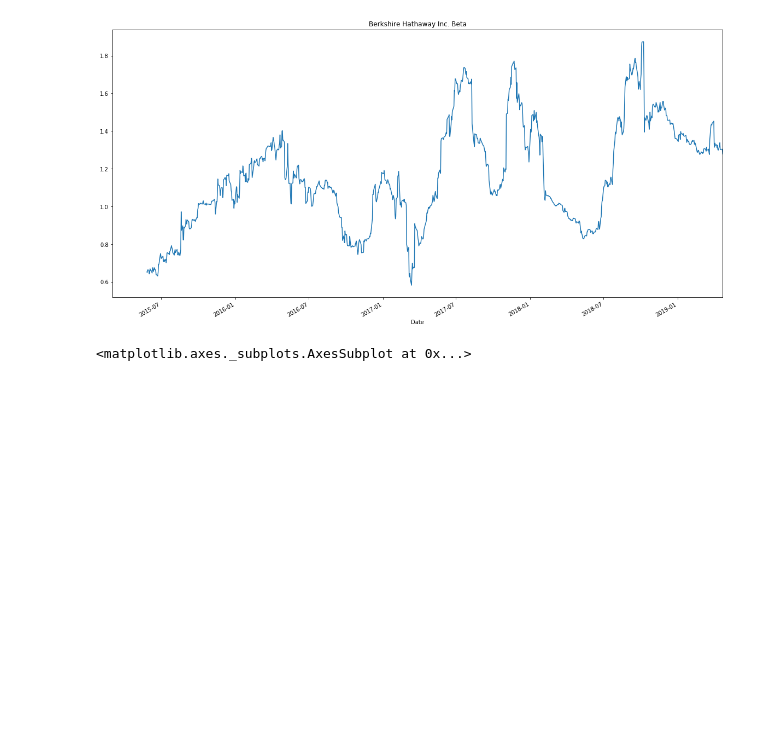
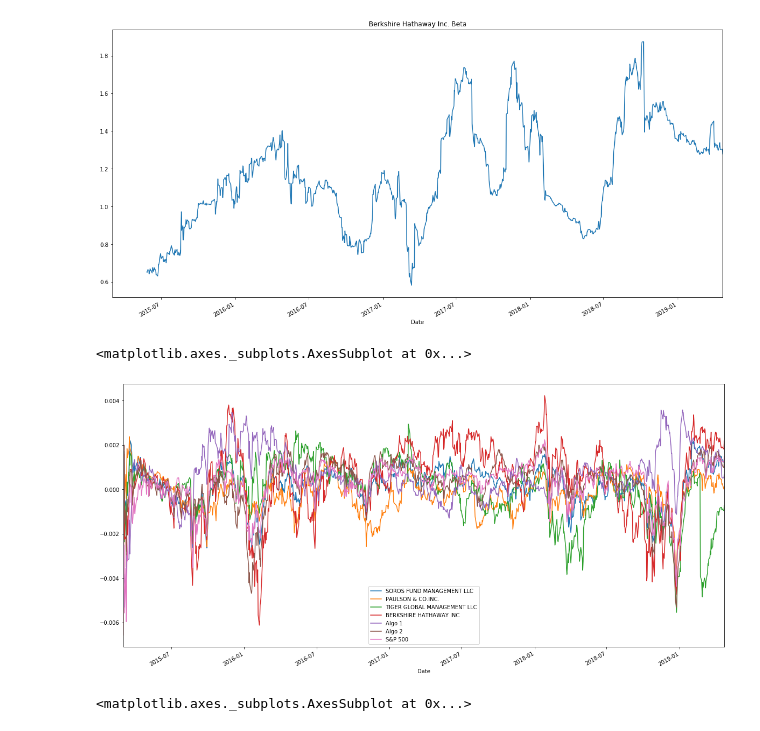
Before and after one commit to GonzaloGarciaContreras/Pandas-Homework-Whale-Analysis, a Jupyter notebook: ggc_whale_analysis.ipynb, the cells around one changed output. Saved outputs shown, nothing was run; the diff lists cells and outputs as text; code cells hidden in the pictures; blank space fills up the shorter version.

```diff
--- a/ggc_whale_analysis.ipynb
+++ b/ggc_whale_analysis.ipynb
@@ -544,3 +541,11 @@ tsla_df.rolling(window=30).mean().plot()
+# %%
+# Calculate a rolling window using the exponentially weighted moving average.
+
+exp_21 = concat_data.ewm(halflife=21).mean()
+exp_21.plot(figsize=(20, 10))
+# %% [output]
+<matplotlib.axes._subplots.AxesSubplot at 0x...>
+[figure, added]
 # %%
 # Calculate a rolling window using the exponentially weighted moving average.
 # YOUR CODE HERE
```
Also changed, not shown: parts of 3 cells of this notebook.
